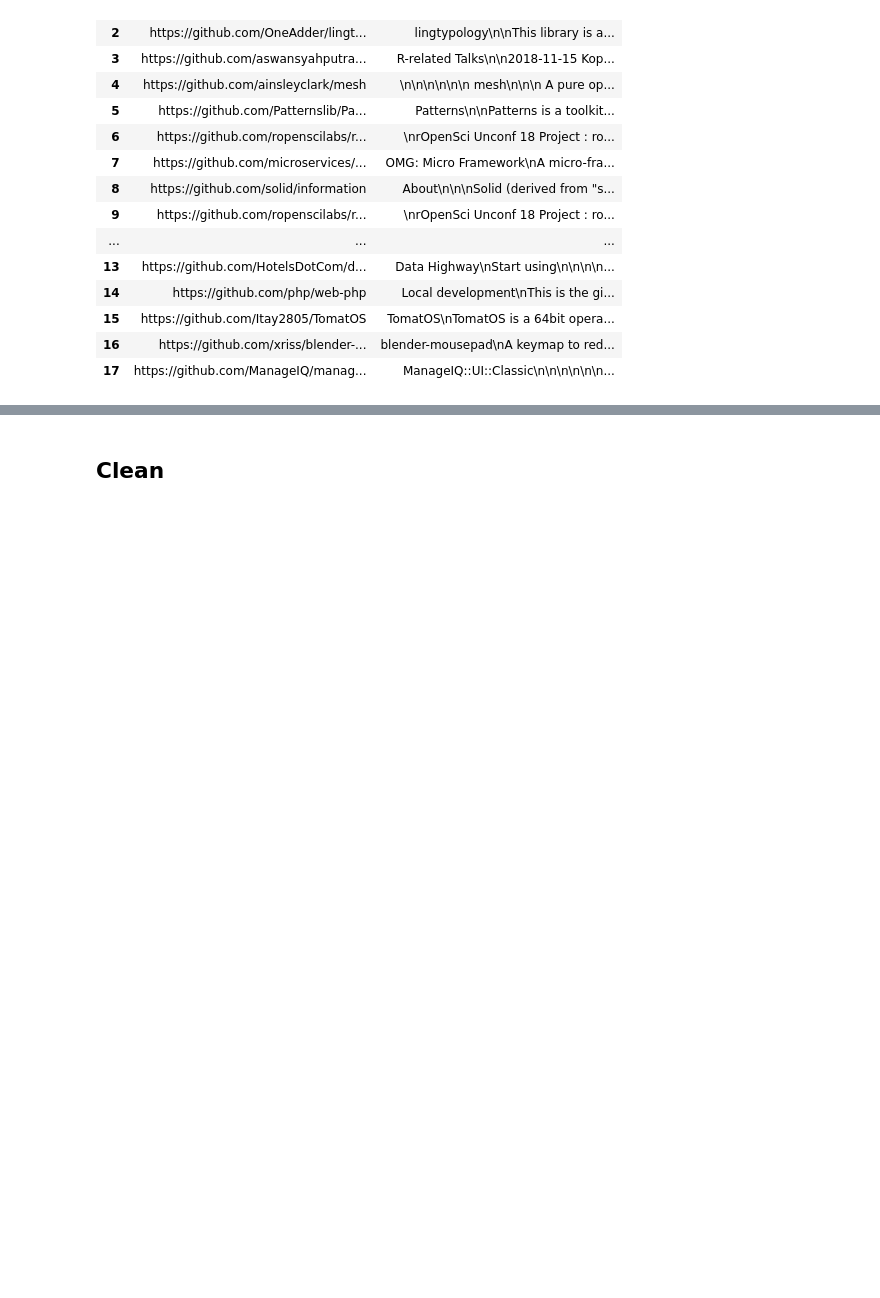
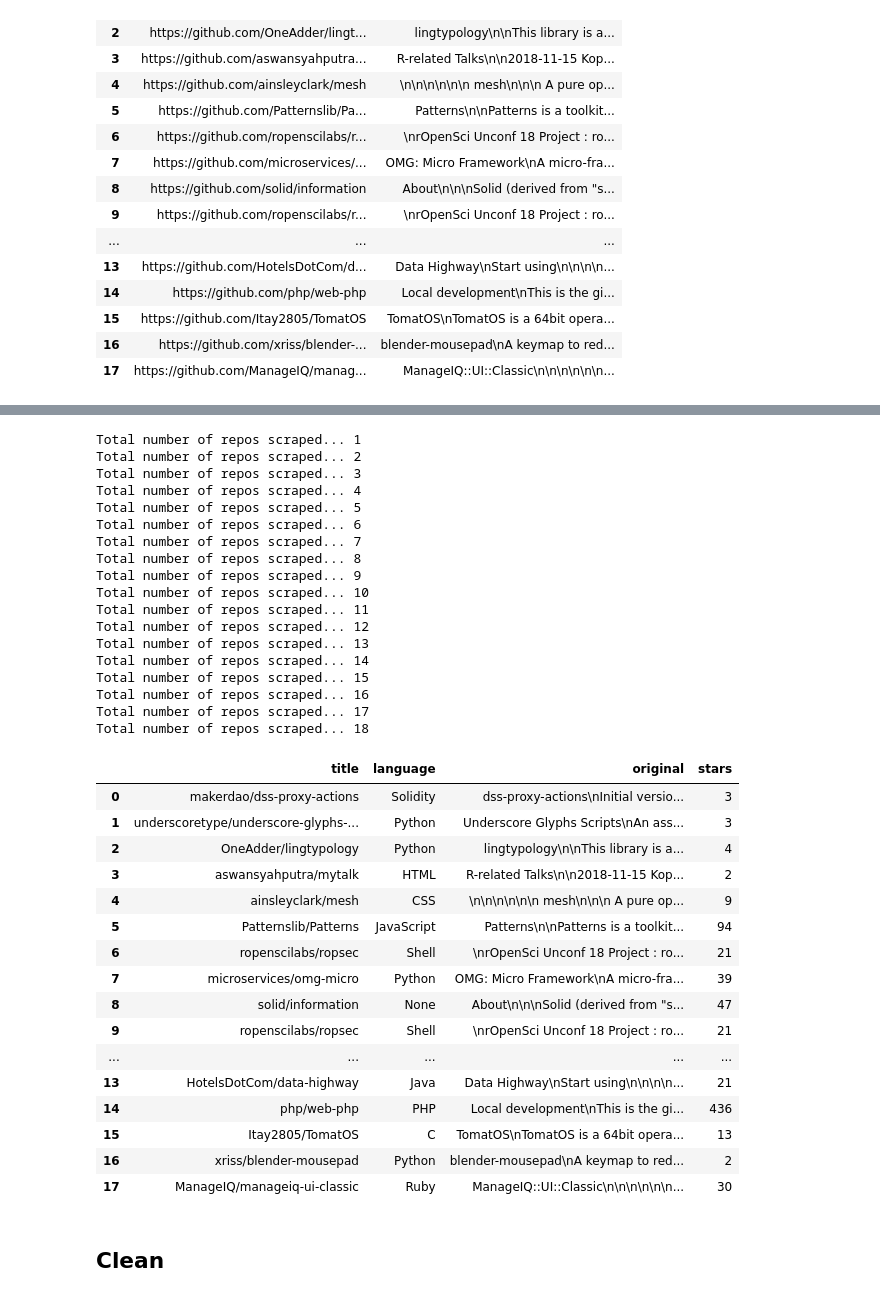
Before and after one commit to codeup-cyber-linguists/languages-classifier, a Jupyter notebook: jesse_nlp_nb.ipynb, the cells around one changed output, grey strips where cells are left out. Drawn from its saved outputs; the diff is of its cells as text; code cells hidden in the pictures; blank space fills up the shorter version.

```diff
--- a/jesse_nlp_nb.ipynb
+++ b/jesse_nlp_nb.ipynb
@@ -511 +515,30 @@ blob_list = [['microsoft / Terminal'],
+# %%
+def get_repo_all(urls):
+    good_blobs = []
+    read_me_list = []
+    language_top = []
+    stars = []
+    for url in urls:
+        response = requests.get(url)
+        soup = BeautifulSoup(response.text)
+        read_me = soup.find(class_='markdown-body entry-content p-5')
+
+        if read_me != None:
+            if soup.find('span', class_='lang') != None:
+                language_rm = soup.find('span', class_='lang').text
+                language_top.append(language_rm)
+            else:
+                language_top.append('None')
+
+            if soup.find('a', class_='social-count js-social-count') != None:
+                stars.append((re.findall(r'(\d+)', soup.find('a', class_='social-count js-social-count').attrs['aria-label']))[0])
+            else:
+                stars.append('None')
+            read_me_list.append(read_me.text)
+            good_blobs.append(url.split('/', 3)[-1])
+
+            print('Total number of repos scraped...', len(good_blobs))
+    df = pd.DataFrame(list(zip(good_blobs,language_top, read_me_list, stars)))
+    df.columns = ['title', 'language', 'original', 'stars']
+    return df
 # %%
@@ -577,3 +592,41 @@ https://github.com/MisterBooo/LeetCodeAnimation
+# %%
+get_repo_all(first_url_list)
+# %% [output]
+Total number of repos scraped... 1
+Total number of repos scraped... 2
+Total number of repos scraped... 3
+Total number of repos scraped... 4
+Total number of repos scraped... 5
+Total number of repos scraped... 6
+Total number of repos scraped... 7
+Total number of repos scraped... 8
+Total number of repos scraped... 9
+Total number of repos scraped... 10
+Total number of repos scraped... 11
+Total number of repos scraped... 12
+Total number of repos scraped... 13
+Total number of repos scraped... 14
+Total number of repos scraped... 15
+Total number of repos scraped... 16
+Total number of repos scraped... 17
+Total number of repos scraped... 18
+|  | title | language | original | stars |
+| 0 | makerdao/dss-proxy-actions | Solidity | dss-proxy-actions\nInitial versio... | 3 |
+| 1 | underscoretype/underscore-glyphs-... | Python | Underscore Glyphs Scripts\nAn ass... | 3 |
+| 2 | OneAdder/lingtypology | Python | lingtypology\n\nThis library is a... | 4 |
+| 3 | aswansyahputra/mytalk | HTML | R-related Talks\n\n2018-11-15 Kop... | 2 |
+| 4 | ainsleyclark/mesh | CSS | \n\n\n\n\n\n mesh\n\n\n A pure op... | 9 |
+| 5 | Patternslib/Patterns | JavaScript | Patterns\n\nPatterns is a toolkit... | 94 |
+| 6 | ropenscilabs/ropsec | Shell | \nrOpenSci Unconf 18 Project : ro... | 21 |
+| 7 | microservices/omg-micro | Python | OMG: Micro Framework\nA micro-fra... | 39 |
+| 8 | solid/information | None | About\n\n\nSolid (derived from "s... | 47 |
+| 9 | ropenscilabs/ropsec | Shell | \nrOpenSci Unconf 18 Project : ro... | 21 |
+| ... | ... | ... | ... | ... |
+| 13 | HotelsDotCom/data-highway | Java | Data Highway\nStart using\n\n\n\n... | 21 |
+| 14 | php/web-php | PHP | Local development\nThis is the gi... | 436 |
+| 15 | Itay2805/TomatOS | C | TomatOS\nTomatOS is a 64bit opera... | 13 |
+| 16 | xriss/blender-mousepad | Python | blender-mousepad\nA keymap to red... | 2 |
+| 17 | ManageIQ/manageiq-ui-classic | Ruby | ManageIQ::UI::Classic\n\n\n\n\n\n... | 30 |
 # %% [markdown]
 ## Clean
 # %% [markdown]
```
Also changed, not shown: parts of 4 cells of this notebook.
